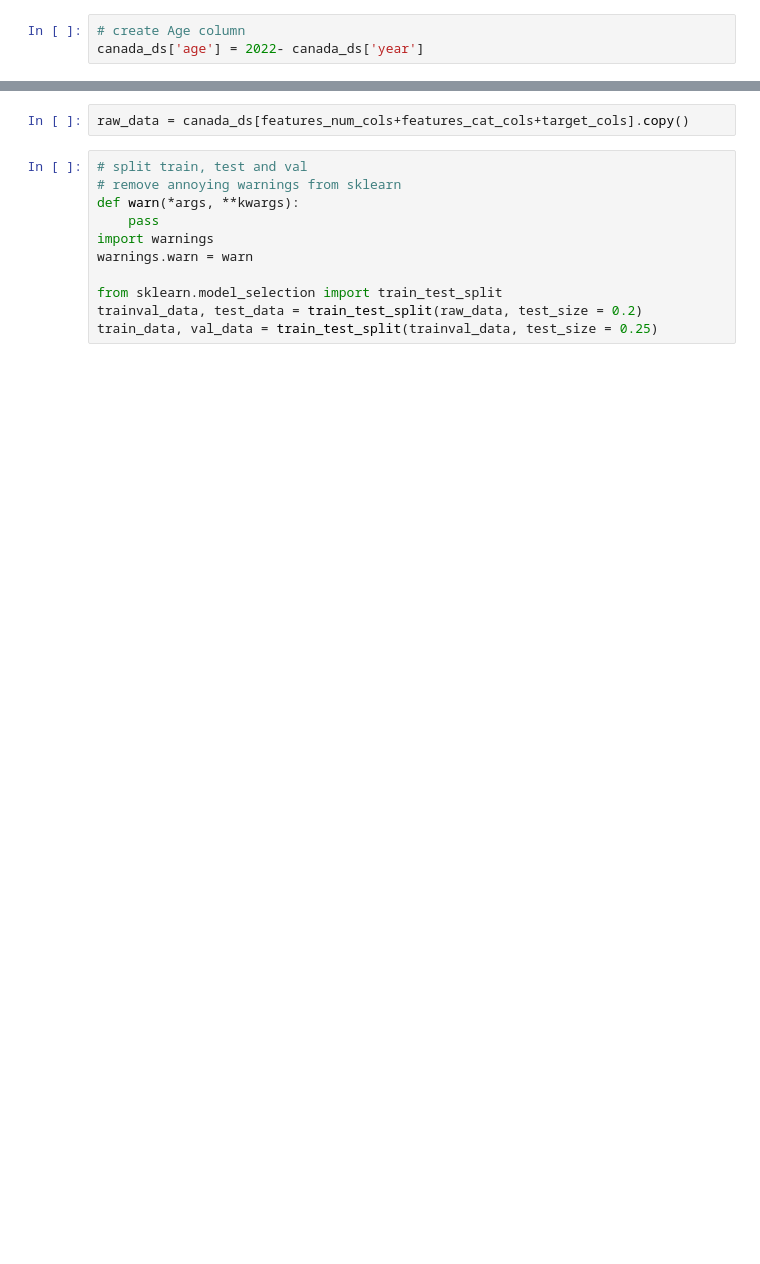
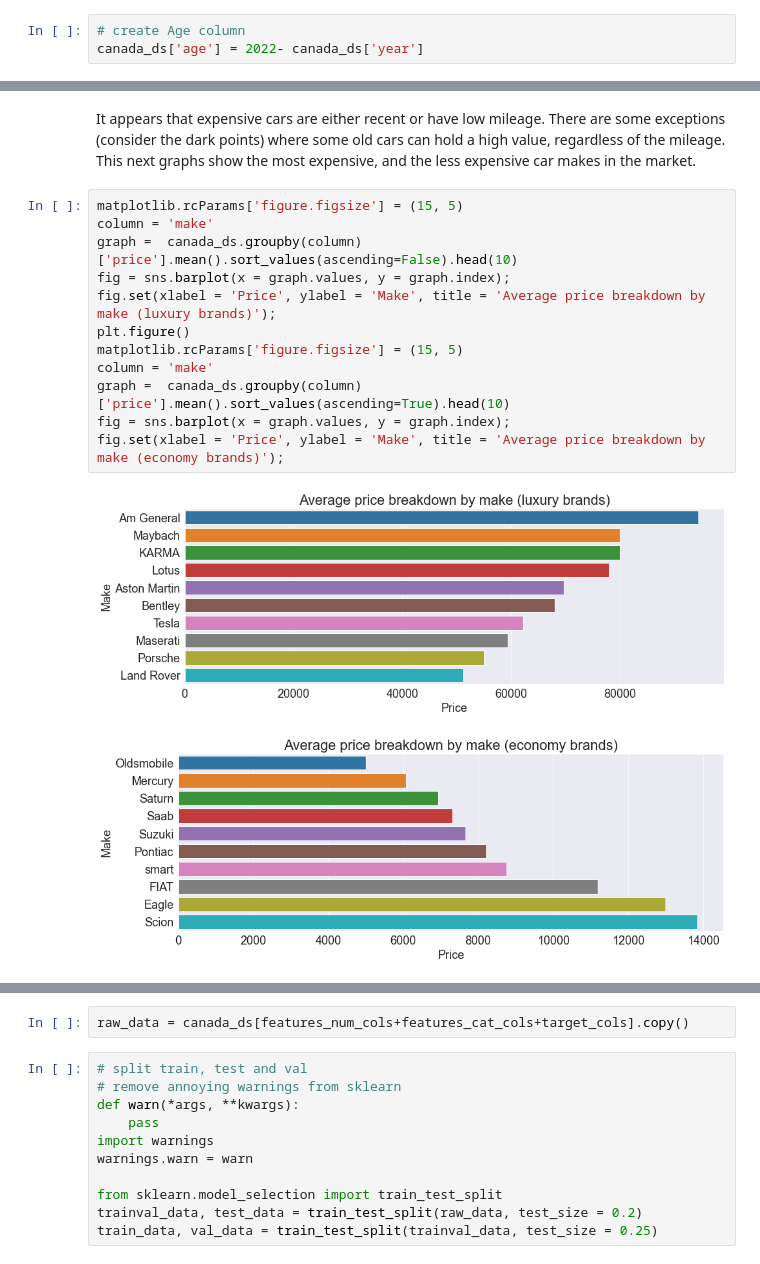
Before and after one commit to zaitrik/used_cars_prices, a Jupyter notebook: used_cars_prices.ipynb, the cells around one changed output, grey strips where cells are left out. Drawn from its saved outputs; the diff is of its cells as text; blank space fills up the shorter version.

```diff
--- a/used_cars_prices.ipynb
+++ b/used_cars_prices.ipynb
@@ -67,0 +199,18 @@ fig = sns.scatterplot(y ='price',x='miles', hue = 'age',data =canada_ds,s=10);
+# %% [markdown]
+It appears that expensive cars are either recent or have low mileage. There are some exceptions (consider the dark points) where some old cars can hold a high value, regardless of the mileage.
+This next graphs show the most expensive, and the less expensive car makes in the market.
+# %%
+matplotlib.rcParams['figure.figsize'] = (15, 5)
+column = 'make'
+graph =  canada_ds.groupby(column)['price'].mean().sort_values(ascending=False).head(10)
+fig = sns.barplot(x = graph.values, y = graph.index);
+fig.set(xlabel = 'Price', ylabel = 'Make', title = 'Average price breakdown by make (luxury brands)');
+plt.figure()
+matplotlib.rcParams['figure.figsize'] = (15, 5)
+column = 'make'
+graph =  canada_ds.groupby(column)['price'].mean().sort_values(ascending=True).head(10)
+fig = sns.barplot(x = graph.values, y = graph.index);
+fig.set(xlabel = 'Price', ylabel = 'Make', title = 'Average price breakdown by make (economy brands)');
+# %% [output]
+[figure, added]
+[figure, added]
```
Also changed, not shown: parts of 64 cells of this notebook.
